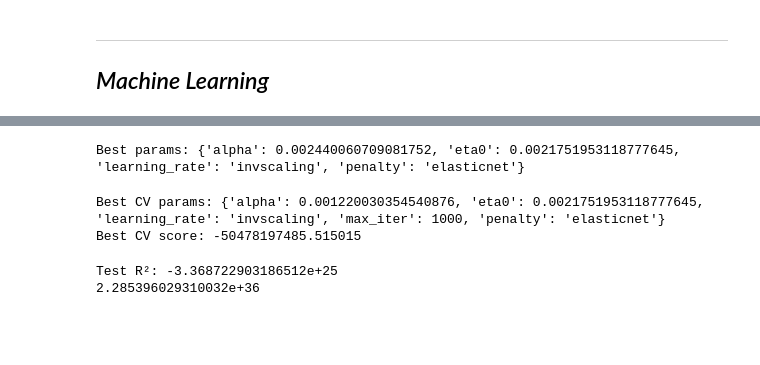
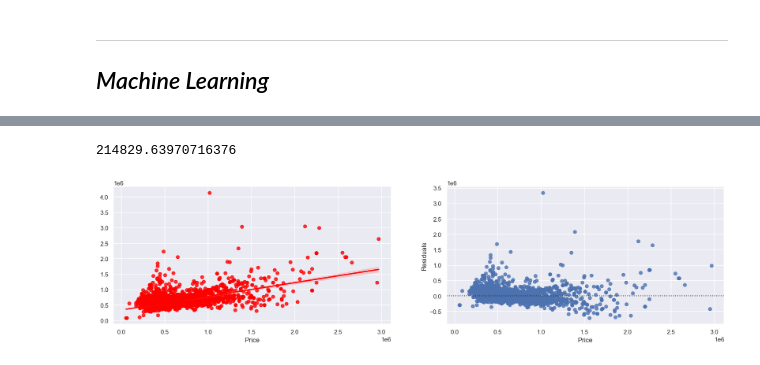
Before and after one commit to omars1234/Home_Prices_analysis, a Jupyter notebook: Home_Price_ML.ipynb, the cells around one changed output, grey strips where cells are left out. Saved outputs shown, nothing was run; the diff lists cells and outputs as text; code cells hidden in the pictures; blank space fills up the shorter version.

```diff
--- a/Home_Price_ML.ipynb
+++ b/Home_Price_ML.ipynb
@@ -649,53 +635,0 @@ mean_squared_error(y_val,sgd_pred)
-# %%
-from sklearn.linear_model import SGDRegressor
-from sklearn.model_selection import RandomizedSearchCV
-from scipy.stats import loguniform, uniform
-
-param_dist = {
-    'alpha': loguniform(1e-5, 1e-1),
-    'penalty': ['l1', 'l2', 'elasticnet'],
-    'learning_rate': ['constant', 'optimal', 'invscaling', 'adaptive'],
-    'eta0': loguniform(1e-4, 1e-1),
-}
-
-rnd_search = RandomizedSearchCV(
-    SGDRegressor(random_state=42),
-    param_distributions=param_dist,
-    n_iter=50, cv=5,
-    scoring='neg_mean_squared_error',
-    n_jobs=-1,
-    random_state=42
-)
-rnd_search.fit(x_train, y_train)
-
-print("Best params:", rnd_search.best_params_)
-# %% [output]
-Best params: {'alpha': 0.002440060709081752, 'eta0': 0.0021751953118777645, 'learning_rate': 'invscaling', 'penalty': 'elasticnet'}
-# %%
-from sklearn.model_selection import GridSearchCV
-
-best = rnd_search.best_params_
-
-param_grid = {
-    'alpha': [best['alpha'] * f for f in [0.5, 1, 2]],
-    'penalty': [best['penalty']],
-    'learning_rate': [best['learning_rate']],
-    'eta0': [best['eta0'] * f for f in [0.5, 1, 2]],
-    'max_iter': [1000, 2000],
-}
-
-grid_search = GridSearchCV(
-    SGDRegressor(random_state=42),
-    param_grid=param_grid,
-    cv=5,
-    scoring='neg_mean_squared_error',
-    n_jobs=-1,
-    return_train_score=True
-)
-grid_search.fit(x_train, y_train)
-
-print("Best CV params:", grid_search.best_params_)
-print("Best CV score:", grid_search.best_score_)
-# %% [output]
-Best CV params: {'alpha': 0.001220030354540876, 'eta0': 0.0021751953118777645, 'learning_rate': 'invscaling', 'max_iter': 1000, 'penalty': 'elasticnet'}
-Best CV score: -50478197485.515015
@@ -704,9 +636,17 @@ Best CV score: -50478197485.515015
-# %%
-best_model = grid_search.best_estimator_
-best_model.fit(x_test, y_test)
-best_model_pred=best_model.predict(x_test)
-print("Test R²:", best_model.score(x_test, y_test))
-print(mean_squared_error(y_test,best_model_pred))
-# %% [output]
-Test R²: -3.368722903186512e+25
-2.285396029310032e+36
+# %%
+np.random.seed(42)
+x_train, x_val, y_train, y_val = train_test_split(preprocessed_data, y, test_size=0.2)
+reg = RandomForestRegressor()
+reg.fit(x_train,y_train)
+reg_pred=reg.predict(x_val)
+print(np.sqrt(mean_squared_error(y_val,reg_pred)))
+plt.subplot(221)
+sns.regplot(x=y_val,y=reg_pred,ci=95,color ='red')
+
+plt.subplot(222)
+sns.residplot(x=y_val,y=reg_pred)
+plt.xlabel("Price")
+plt.ylabel("Residuals");
+# %% [output]
+214829.63970716376
+[figure, added]
```
Also changed, not shown: parts of 9 cells of this notebook.
